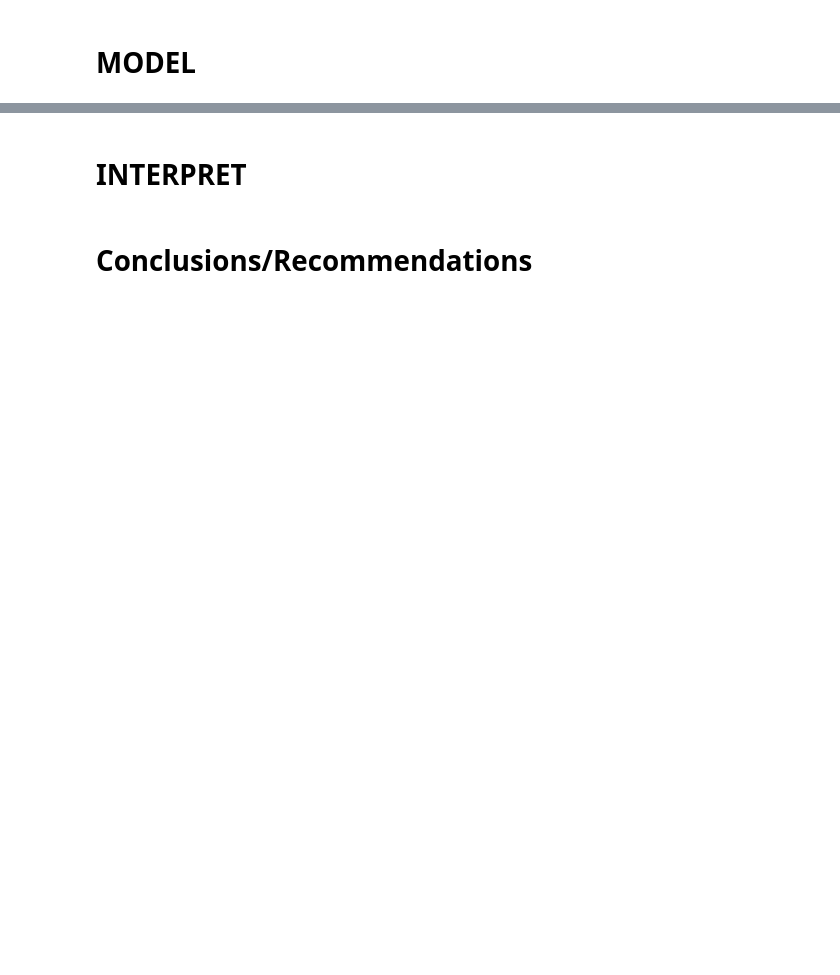
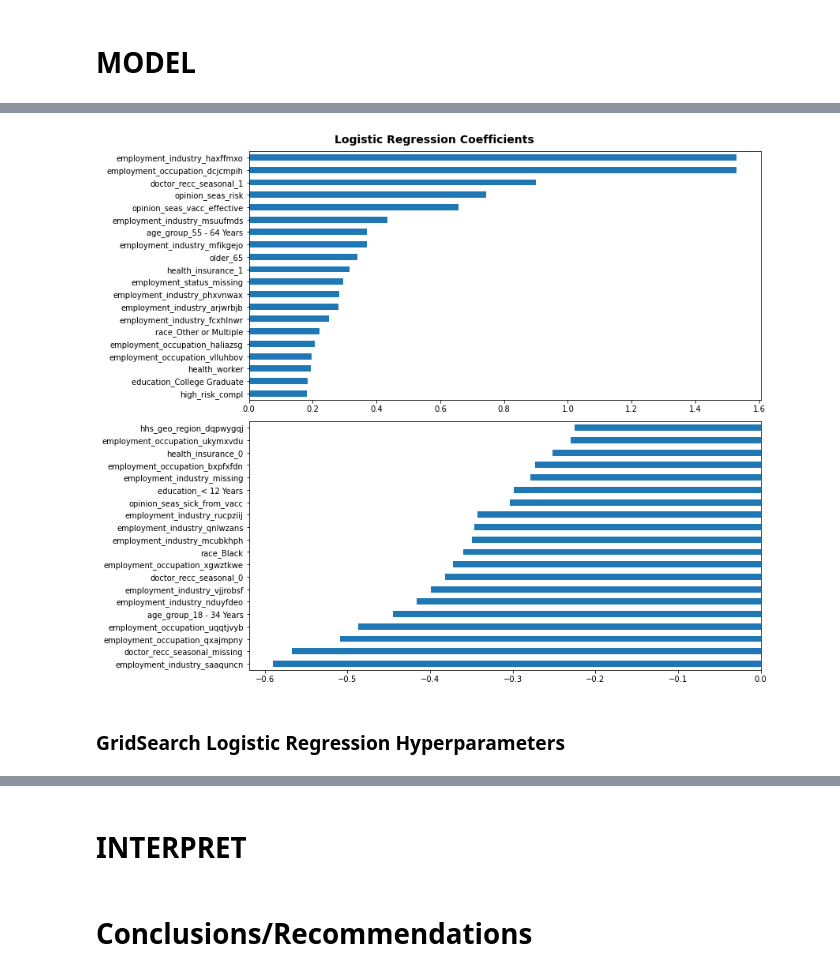
Before and after one commit to zero731/Predicting_Flu_Vaccination_Status, a Jupyter notebook: Seasonal_Flu.ipynb, the cells around one changed output, grey strips where cells are left out. Cells and saved outputs as stored; diff of their text form; code cells hidden in the pictures; blank space fills up the shorter version.

```diff
--- a/Seasonal_Flu.ipynb
+++ b/Seasonal_Flu.ipynb
@@ -844,0 +924,21 @@ sns.heatmap(corr, annot=True, cmap='Blues', mask=mask);
+# %%
+ohe = (logreg.named_steps['preprocessing'].named_transformers_['cat'].named_steps['encoder'])
+feature_names = ohe.get_feature_names(input_features=cat_cols)
+feature_names = np.r_[num_cols, feature_names]
+# feature_names
+
+logreg_coeffs = logreg.named_steps['logreg'].coef_
+sorted_idx = logreg_coeffs.argsort()
+# sorted_idx
+
+importance = pd.Series(logreg_coeffs[0], index=feature_names)
+fig, axes = plt.subplots(2, figsize=(12,10))
+importance.sort_values().tail(20).plot(kind='barh', ax=axes[0])
+importance.sort_values().head(20).plot(kind='barh', ax=axes[1])
+fig.suptitle('Logistic Regression Coefficients', fontsize=14, fontweight='bold')
+plt.tight_layout()
+plt.show()
+# %% [output]
+[figure, added]
+# %% [markdown]
+### GridSearch Logistic Regression Hyperparameters
```
Also changed, not shown: parts of 84 cells of this notebook, 1 other file.
